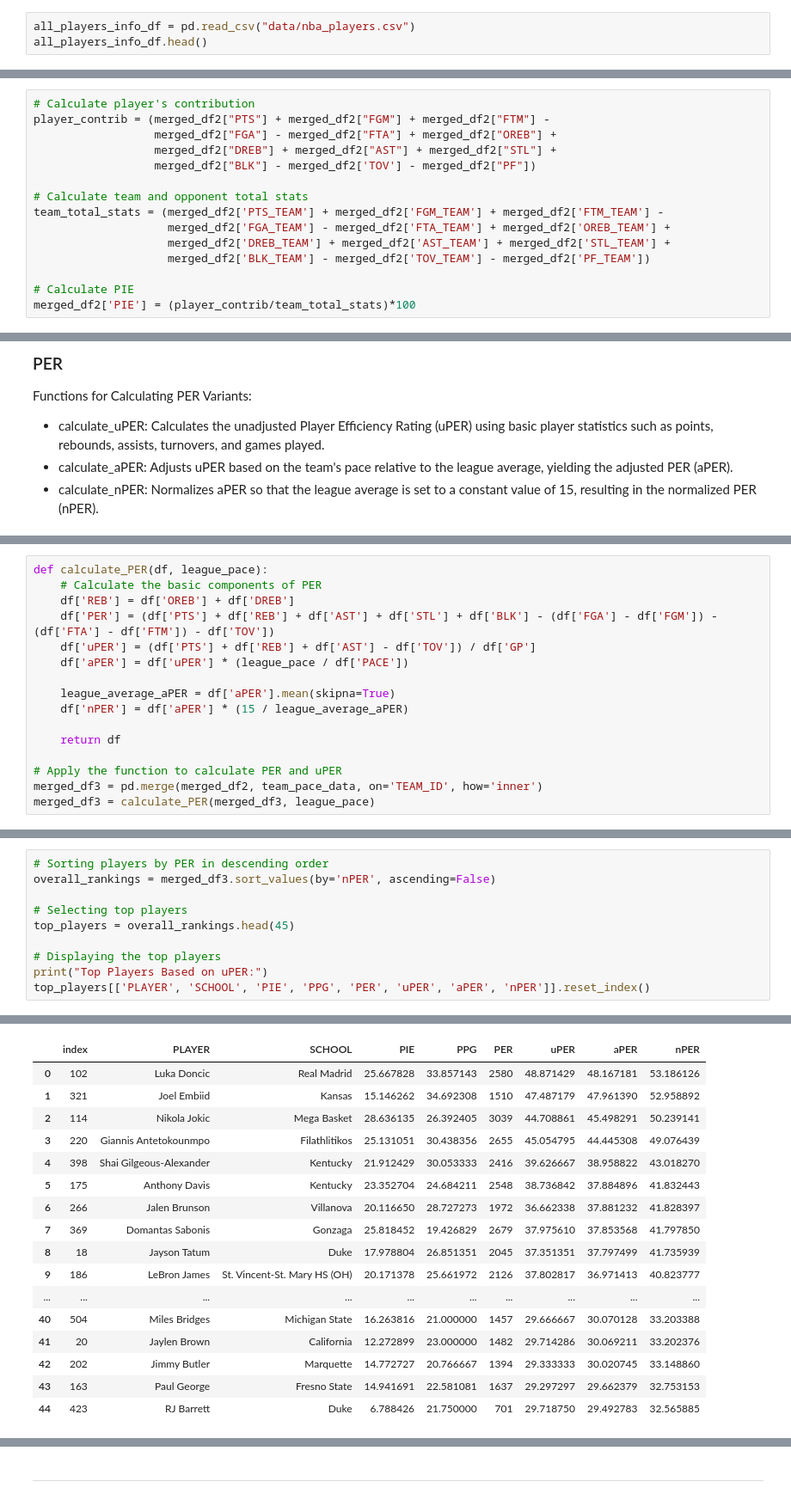
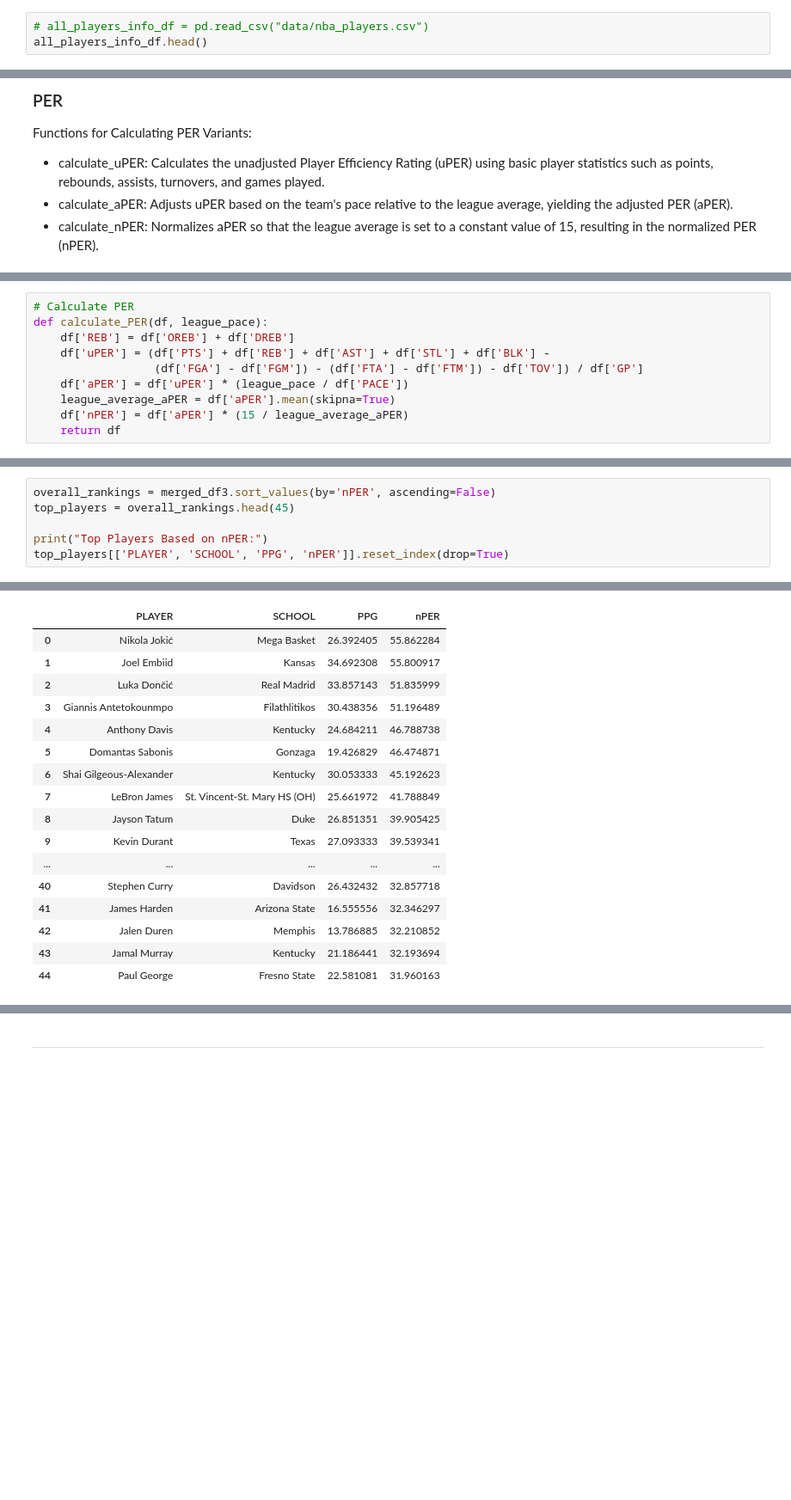
Before and after one commit to hluebbering/nba-stats, a Jupyter notebook: index.ipynb, the cells around one changed output, grey strips where cells are left out. Shown at 86% size. Cells and saved outputs as stored; diff of their text form; blank space fills up the shorter version.

Commit message:
Update config, assets, ML models, data, code, notebooks, and docs

```diff
--- a/index.ipynb
+++ b/index.ipynb
@@ -127,5 +98,5 @@ Couldn't find program: 'false'
 # %%
-all_players_info_df = pd.read_csv("data/nba_players.csv")
+# all_players_info_df = pd.read_csv("data/nba_players.csv")
 all_players_info_df.head()
 # %% [output]
 |  | TeamID | SEASON | LeagueID | PLAYER | NICKNAME | PLAYER_SLUG | NUM | POSITION | HEIGHT | WEIGHT | ... |
@@ -331,15 +285,0 @@ The formula is: $\text{PIE} = \frac{\text{PTS} + \text{FGM} + \text{FTM} - \text
-# %%
-# Calculate player's contribution
-player_contrib = (merged_df2["PTS"] + merged_df2["FGM"] + merged_df2["FTM"] -
-                  merged_df2["FGA"] - merged_df2["FTA"] + merged_df2["OREB"] +
-                  merged_df2["DREB"] + merged_df2["AST"] + merged_df2["STL"] +
-                  merged_df2["BLK"] - merged_df2['TOV'] - merged_df2["PF"])
-
-# Calculate team and opponent total stats
-team_total_stats = (merged_df2['PTS_TEAM'] + merged_df2['FGM_TEAM'] + merged_df2['FTM_TEAM'] -
-                    merged_df2['FGA_TEAM'] - merged_df2['FTA_TEAM'] + merged_df2['OREB_TEAM'] +
-                    merged_df2['DREB_TEAM'] + merged_df2['AST_TEAM'] + merged_df2['STL_TEAM'] +
-                    merged_df2['BLK_TEAM'] - merged_df2['TOV_TEAM'] - merged_df2['PF_TEAM'])
-
-# Calculate PIE
-merged_df2['PIE'] = (player_contrib/team_total_stats)*100
@@ -370,16 +310,10 @@ team_pace_data, league_pace = fetch_pace_data(season = '2023-24')
 # %%
+# Calculate PER
 def calculate_PER(df, league_pace):
-    # Calculate the basic components of PER
     df['REB'] = df['OREB'] + df['DREB']
-    df['PER'] = (df['PTS'] + df['REB'] + df['AST'] + df['STL'] + df['BLK'] - (df['FGA'] - df['FGM']) - (df['FTA'] - df['FTM']) - df['TOV'])
-    df['uPER'] = (df['PTS'] + df['REB'] + df['AST'] - df['TOV']) / df['GP']
+    df['uPER'] = (df['PTS'] + df['REB'] + df['AST'] + df['STL'] + df['BLK'] -
+                  (df['FGA'] - df['FGM']) - (df['FTA'] - df['FTM']) - df['TOV']) / df['GP']
     df['aPER'] = df['uPER'] * (league_pace / df['PACE'])
-
     league_average_aPER = df['aPER'].mean(skipna=True)
     df['nPER'] = df['aPER'] * (15 / league_average_aPER)
-
     return df
-
-# Apply the function to calculate PER and uPER
-merged_df3 = pd.merge(merged_df2, team_pace_data, on='TEAM_ID', how='inner')
-merged_df3 = calculate_PER(merged_df3, league_pace)
@@ -386,11 +322,7 @@ merged_df3 = calculate_PER(merged_df3, league_pace)
 # %%
-# Sorting players by PER in descending order
 overall_rankings = merged_df3.sort_values(by='nPER', ascending=False)
-
-# Selecting top players
 top_players = overall_rankings.head(45)
 
-# Displaying the top players
-print("Top Players Based on uPER:")
-top_players[['PLAYER', 'SCHOOL', 'PIE', 'PPG', 'PER', 'uPER', 'aPER', 'nPER']].reset_index()
+print("Top Players Based on nPER:")
+top_players[['PLAYER', 'SCHOOL', 'PPG', 'nPER']].reset_index(drop=True)
 # %% [output]
@@ -398,17 +330,17 @@ Top Players Based on uPER:
-|  | index | PLAYER | SCHOOL | PIE | PPG | PER | uPER | aPER | nPER |
-| 0 | 102 | Luka Doncic | Real Madrid | 25.667828 | 33.857143 | 2580 | 48.871429 | 48.167181 | 53.186126 |
-| 1 | 321 | Joel Embiid | Kansas | 15.146262 | 34.692308 | 1510 | 47.487179 | 47.961390 | 52.958892 |
-| 2 | 114 | Nikola Jokic | Mega Basket | 28.636135 | 26.392405 | 3039 | 44.708861 | 45.498291 | 50.239141 |
-| 3 | 220 | Giannis Antetokounmpo | Filathlitikos | 25.131051 | 30.438356 | 2655 | 45.054795 | 44.445308 | 49.076439 |
-| 4 | 398 | Shai Gilgeous-Alexander | Kentucky | 21.912429 | 30.053333 | 2416 | 39.626667 | 38.958822 | 43.018270 |
-| 5 | 175 | Anthony Davis | Kentucky | 23.352704 | 24.684211 | 2548 | 38.736842 | 37.884896 | 41.832443 |
-| 6 | 266 | Jalen Brunson | Villanova | 20.116650 | 28.727273 | 1972 | 36.662338 | 37.881232 | 41.828397 |
-| 7 | 369 | Domantas Sabonis | Gonzaga | 25.818452 | 19.426829 | 2679 | 37.975610 | 37.853568 | 41.797850 |
-| 8 | 18 | Jayson Tatum | Duke | 17.978804 | 26.851351 | 2045 | 37.351351 | 37.797499 | 41.735939 |
-| 9 | 186 | LeBron James | St. Vincent-St. Mary HS (OH) | 20.171378 | 25.661972 | 2126 | 37.802817 | 36.971413 | 40.823777 |
-| ... | ... | ... | ... | ... | ... | ... | ... | ... | ... |
-| 40 | 504 | Miles Bridges | Michigan State | 16.263816 | 21.000000 | 1457 | 29.666667 | 30.070128 | 33.203388 |
-| 41 | 20 | Jaylen Brown | California | 12.272899 | 23.000000 | 1482 | 29.714286 | 30.069211 | 33.202376 |
-| 42 | 202 | Jimmy Butler | Marquette | 14.772727 | 20.766667 | 1394 | 29.333333 | 30.020745 | 33.148860 |
-| 43 | 163 | Paul George | Fresno State | 14.941691 | 22.581081 | 1637 | 29.297297 | 29.662379 | 32.753153 |
-| 44 | 423 | RJ Barrett | Duke | 6.788426 | 21.750000 | 701 | 29.718750 | 29.492783 | 32.565885 |
+|  | PLAYER | SCHOOL | PPG | nPER |
+| 0 | Nikola Jokić | Mega Basket | 26.392405 | 55.862284 |
+| 1 | Joel Embiid | Kansas | 34.692308 | 55.800917 |
+| 2 | Luka Dončić | Real Madrid | 33.857143 | 51.835999 |
+| 3 | Giannis Antetokounmpo | Filathlitikos | 30.438356 | 51.196489 |
+| 4 | Anthony Davis | Kentucky | 24.684211 | 46.788738 |
+| 5 | Domantas Sabonis | Gonzaga | 19.426829 | 46.474871 |
+| 6 | Shai Gilgeous-Alexander | Kentucky | 30.053333 | 45.192623 |
+| 7 | LeBron James | St. Vincent-St. Mary HS (OH) | 25.661972 | 41.788849 |
+| 8 | Jayson Tatum | Duke | 26.851351 | 39.905425 |
+| 9 | Kevin Durant | Texas | 27.093333 | 39.539341 |
+| ... | ... | ... | ... | ... |
+| 40 | Stephen Curry | Davidson | 26.432432 | 32.857718 |
+| 41 | James Harden | Arizona State | 16.555556 | 32.346297 |
+| 42 | Jalen Duren | Memphis | 13.786885 | 32.210852 |
+| 43 | Jamal Murray | Kentucky | 21.186441 | 32.193694 |
+| 44 | Paul George | Fresno State | 22.581081 | 31.960163 |
```
Also changed, not shown: parts of 64 cells of this notebook, 40 other files.
